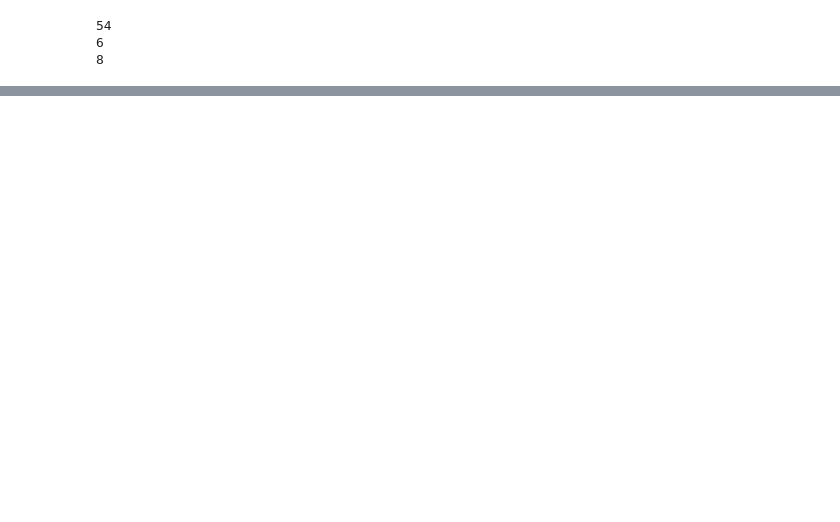
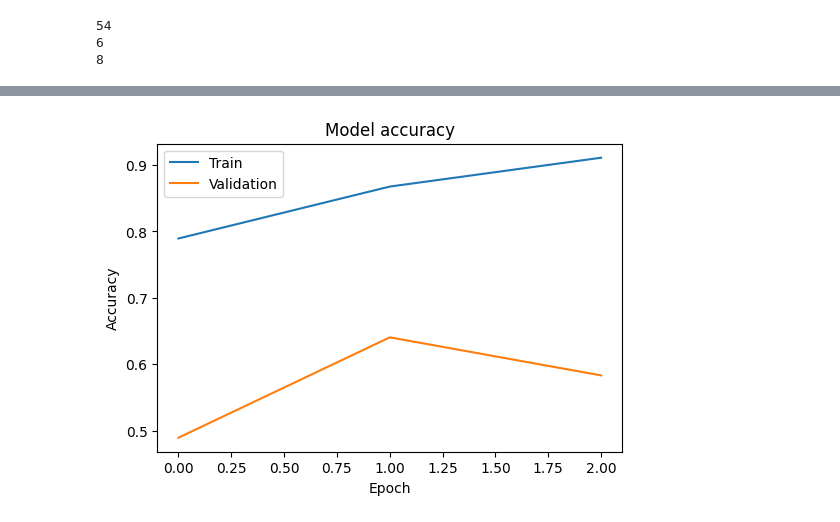
Before and after one commit to isamadafridi/potato_model, a Jupyter notebook: potato_model.ipynb, the cells around one changed output, grey strips where cells are left out. Drawn from its saved outputs; the diff is of its cells as text; code cells hidden in the pictures; blank space fills up the shorter version.

```diff
--- a/potato_model.ipynb
+++ b/potato_model.ipynb
@@ -120,24 +122,29 @@ model = tf.keras.Sequential([
 
     Conv2D(32, kernel_size=(3,3), activation='relu'),
     MaxPooling2D((2,2)),
+    BatchNormalization(),
 
     Conv2D(64, (3,3), activation='relu'),
     MaxPooling2D((2,2)),
 
     Conv2D(64, (3,3), activation='relu'),
     MaxPooling2D((2,2)),
+    # Dropout(0.3),
 
     Conv2D(64, (3,3), activation='relu'),
     MaxPooling2D((2,2)),
 
     Conv2D(64, (3,3), activation='relu'),
     MaxPooling2D((2,2)),
+    # Dropout(0.3),
 
     Conv2D(64, (3,3), activation='relu'),
     MaxPooling2D((2,2)),
 
     Flatten(),
     Dense(64, activation='relu'),
+    # Dropout(0.5),
+
     Dense(3, activation='softmax')
 ])
 
@@ -166,0 +217,15 @@ Model: "sequential_8"
+# %%
+model.compile(
+    optimizer='adam',
+    loss=tf.keras.losses.SparseCategoricalCrossentropy(from_logits=False),
+    metrics=['accuracy']
+)
+# %%
+history = model.fit(
+    train_ds,
+    validation_data = val_ds,
+    batch_size = 32,
+    verbose = 1,
+    epochs = 50,
+    callbacks = callback
+)
@@ -166,0 +239,16 @@ Model: "sequential_8"
+# %%
+import matplotlib.pyplot as plt
+plt.figure(figsize=(6, 4))
+
+# Plot training & validation accuracy values
+# plt.subplot(1, 2, 1)
+plt.plot(history.history['accuracy'])
+plt.plot(history.history['val_accuracy'])
+plt.title('Model accuracy')
+plt.ylabel('Accuracy')
+plt.xlabel('Epoch')
+plt.legend(['Train', 'Validation'], loc='upper left')
+
+plt.show()
+# %% [output]
+[figure, added]
```
Also changed, not shown: parts of 8 cells of this notebook.
